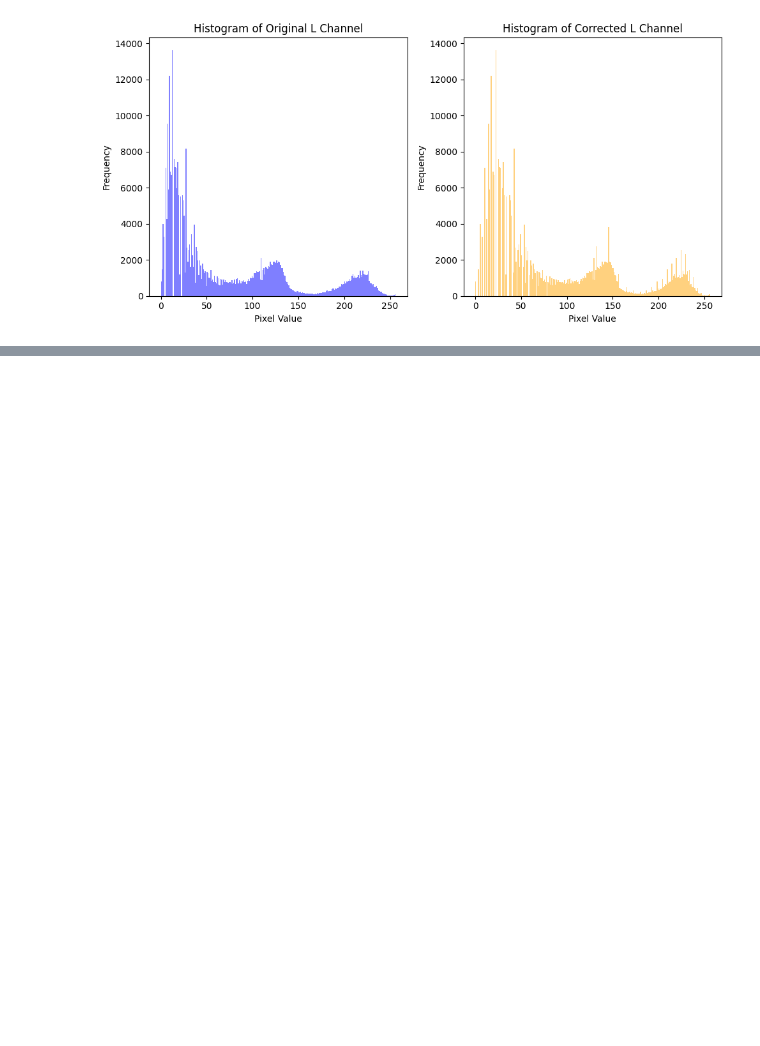
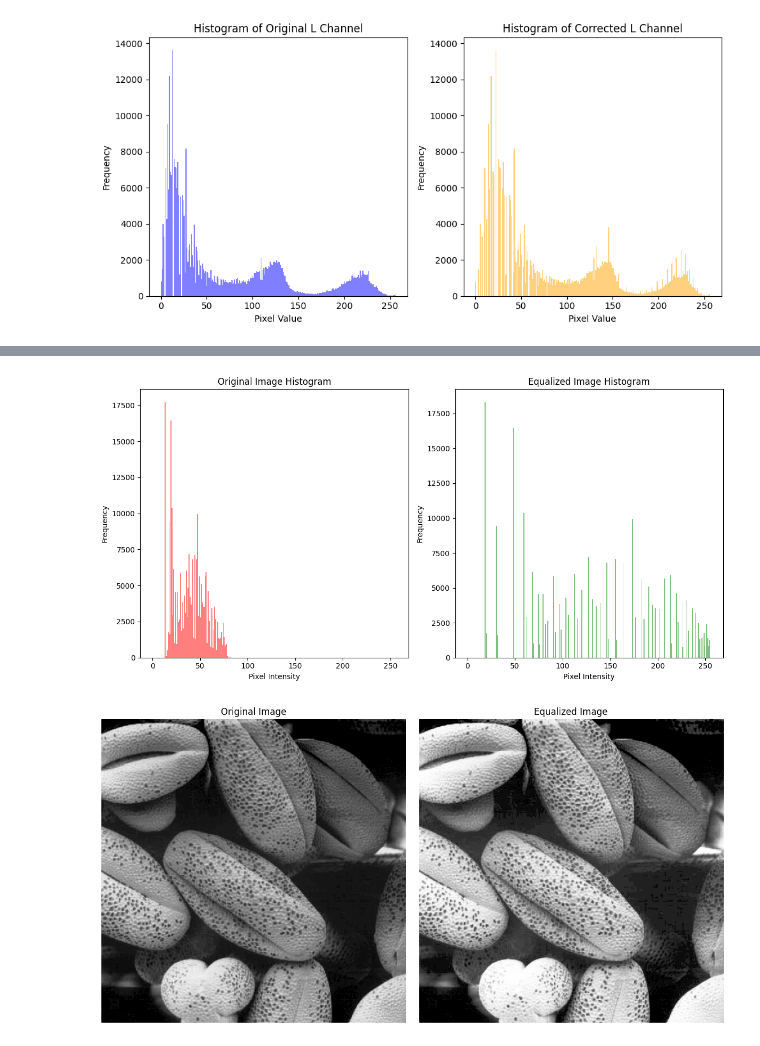
Before and after one commit to Chamod-Kavinda/Image-Processing-and-Machine-Vision, a Jupyter notebook: Assignment_01/Assignment_01.ipynb, the cells around one changed output, grey strips where cells are left out. Drawn from its saved outputs; the diff is of its cells as text; code cells hidden in the pictures; blank space fills up the shorter version.

```diff
--- a/Assignment_01/Assignment_01.ipynb
+++ b/Assignment_01/Assignment_01.ipynb
@@ -157,0 +213,53 @@ plt.show()
+# %%
+import cv2 as cv
+import numpy as np
+import matplotlib.pyplot as plt
+
+def histogram_equalization(image):
+    hist, bins = np.histogram(image.flatten(), bins=256, range=[0, 256])
+
+    cdf = hist.cumsum()
+    cdf_normalized = (cdf - cdf.min()) * 255 / (cdf.max() - cdf.min())
+    equalized_image = np.interp(image.flatten(), bins[:-1], cdf_normalized)
+    equalized_image = equalized_image.reshape(image.shape).astype('uint8')
+
+    return equalized_image
+
+image = cv.imread('shells.tif', cv.IMREAD_GRAYSCALE)
+
+equalized_image = histogram_equalization(image)
+
+# Plot histograms before and after equalization
+plt.figure(figsize=(12, 6))
+plt.subplot(1, 2, 1)
+plt.hist(image.flatten(), bins=256, range=[0, 256], color='r', alpha=0.5)
+plt.title('Original Image Histogram')
+plt.xlabel('Pixel Intensity')
+plt.ylabel('Frequency')
+
+plt.subplot(1, 2, 2)
+plt.hist(equalized_image.flatten(), bins=256, range=[0, 256], color='g', alpha=0.5)
+plt.title('Equalized Image Histogram')
+plt.xlabel('Pixel Intensity')
+plt.ylabel('Frequency')
+
+plt.tight_layout()
+plt.show()
+
+# Display original and equalized images
+plt.figure(figsize=(12, 6))
+plt.subplot(1, 2, 1)
+plt.imshow(image, cmap='gray')
+plt.title('Original Image')
+plt.axis('off')
+
+plt.subplot(1, 2, 2)
+plt.imshow(equalized_image, cmap='gray')
+plt.title('Equalized Image')
+plt.axis('off')
+
+plt.tight_layout()
+plt.show()
+# %% [output]
+[figure, added]
+[figure, added]
```
Also changed, not shown: parts of 2 cells of this notebook.
